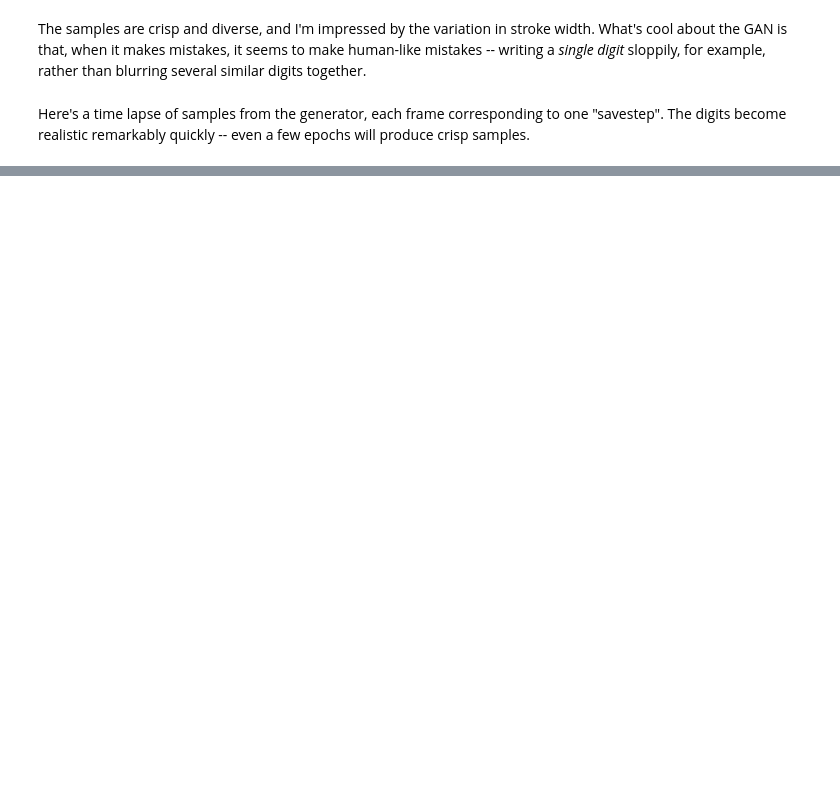
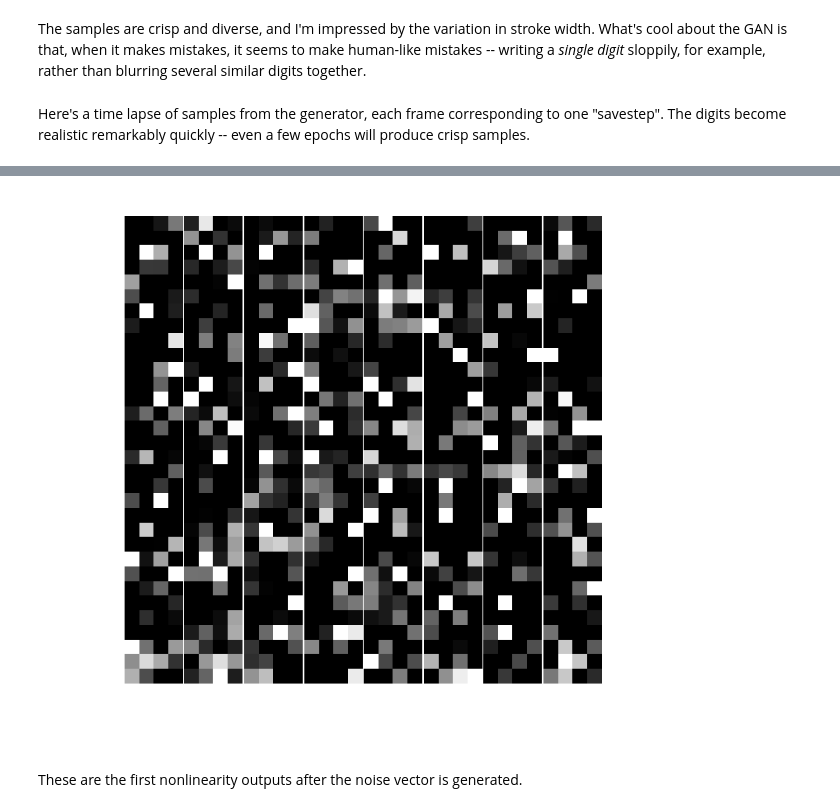
Before and after one commit to briantimar/pytorch-mnist-dcgan, a Jupyter notebook: train-mnist-dcgan.ipynb, the cells around one changed output, grey strips where cells are left out. Drawn from its saved outputs; the diff is of its cells as text; code cells hidden in the pictures; blank space fills up the shorter version.

```diff
--- a/train-mnist-dcgan.ipynb
+++ b/train-mnist-dcgan.ipynb
@@ -339,0 +406,6 @@ Here's a time lapse of samples from the generator, each frame corresponding to o
+# %%
+fig, axes = plot_filter_outputs(sample_index, -4)
+# %% [output]
+[figure, added]
+# %% [markdown]
+These are the first nonlinearity outputs after the noise vector is generated.
```
Also changed, not shown: parts of 15 cells of this notebook.
